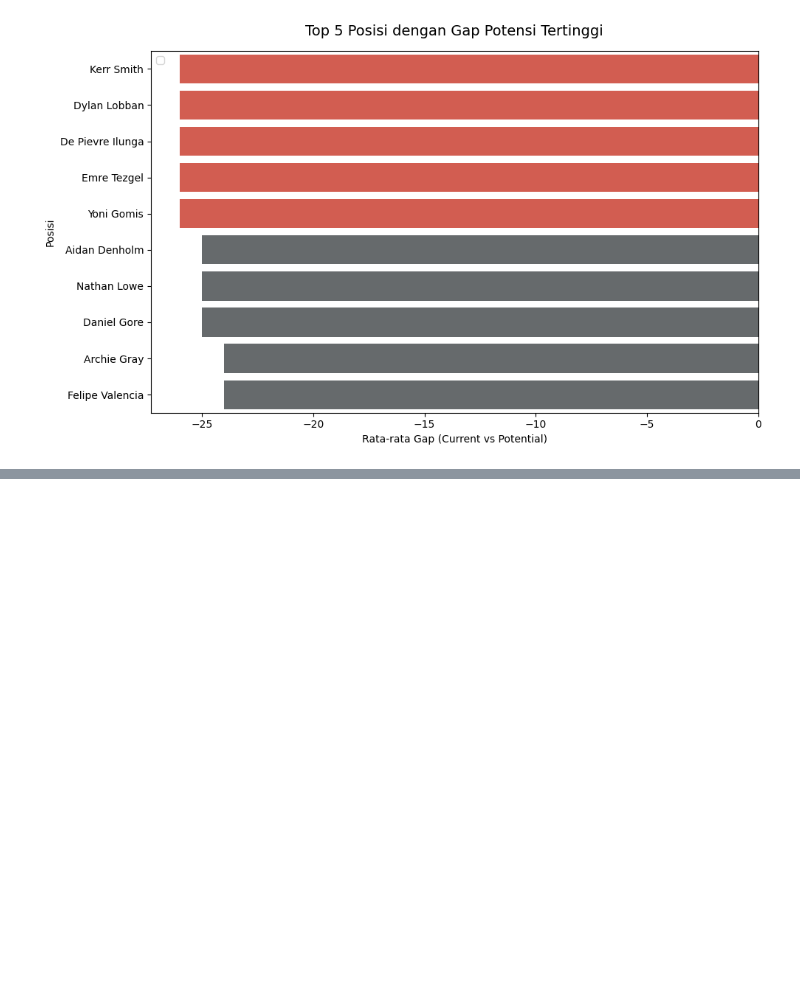
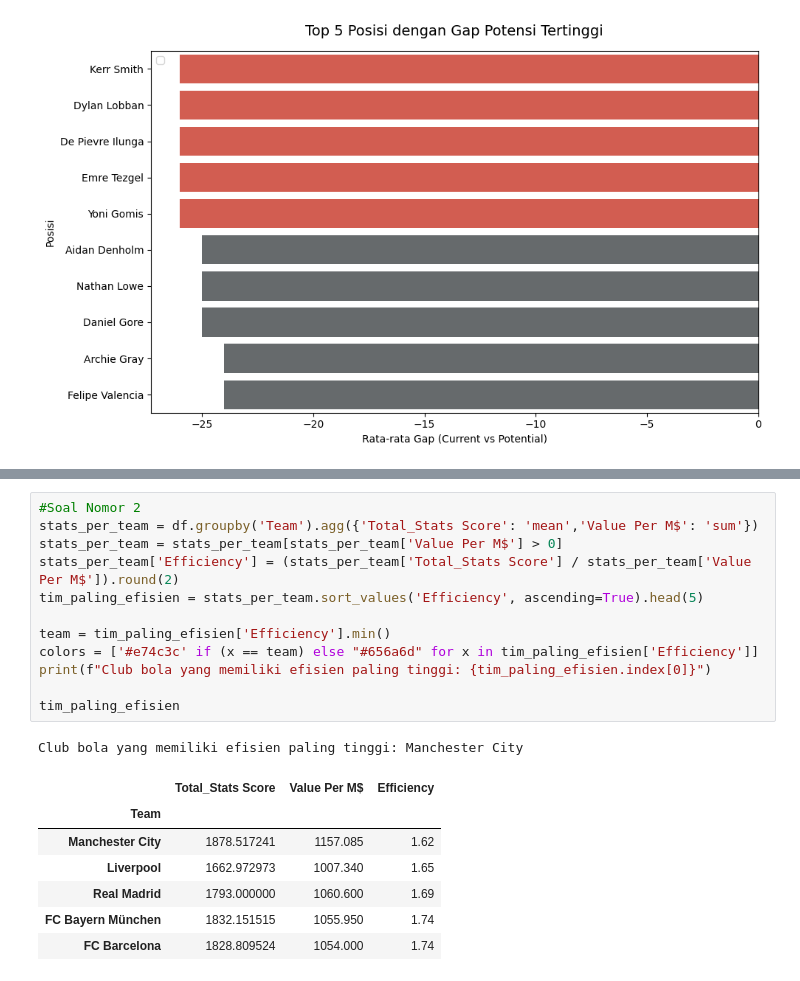
Before and after one commit to HafidzAfrieno/Project-Data-Analyst-Part-1, a Jupyter notebook: fifa_player_analyst.ipynb, the cells around one changed output, grey strips where cells are left out. Drawn from its saved outputs; the diff is of its cells as text; blank space fills up the shorter version.

```diff
--- a/fifa_player_analyst.ipynb
+++ b/fifa_player_analyst.ipynb
@@ -303,0 +338,21 @@ Passing `palette` without assigning `hue` is deprecated and will be removed in v
+# %%
+#Soal Nomor 2
+stats_per_team = df.groupby('Team').agg({'Total_Stats Score': 'mean','Value Per M$': 'sum'})
+stats_per_team = stats_per_team[stats_per_team['Value Per M$'] > 0]
+stats_per_team['Efficiency'] = (stats_per_team['Total_Stats Score'] / stats_per_team['Value Per M$']).round(2)
+tim_paling_efisien = stats_per_team.sort_values('Efficiency', ascending=True).head(5)
+
+team = tim_paling_efisien['Efficiency'].min()
+colors = ['#e74c3c' if (x == team) else "#656a6d" for x in tim_paling_efisien['Efficiency']]
+print(f"Club bola yang memiliki efisien paling tinggi: {tim_paling_efisien.index[0]}")
+
+tim_paling_efisien
+# %% [output]
+Club bola yang memiliki efisien paling tinggi: Manchester City
+|  | Total_Stats Score | Value Per M$ | Efficiency |
+| Team |  |  |  |
+| Manchester City | 1878.517241 | 1157.085 | 1.62 |
+| Liverpool | 1662.972973 | 1007.340 | 1.65 |
+| Real Madrid | 1793.000000 | 1060.600 | 1.69 |
+| FC Bayern München | 1832.151515 | 1055.950 | 1.74 |
+| FC Barcelona | 1828.809524 | 1054.000 | 1.74 |
```
Also changed, not shown: parts of 6 cells of this notebook.
